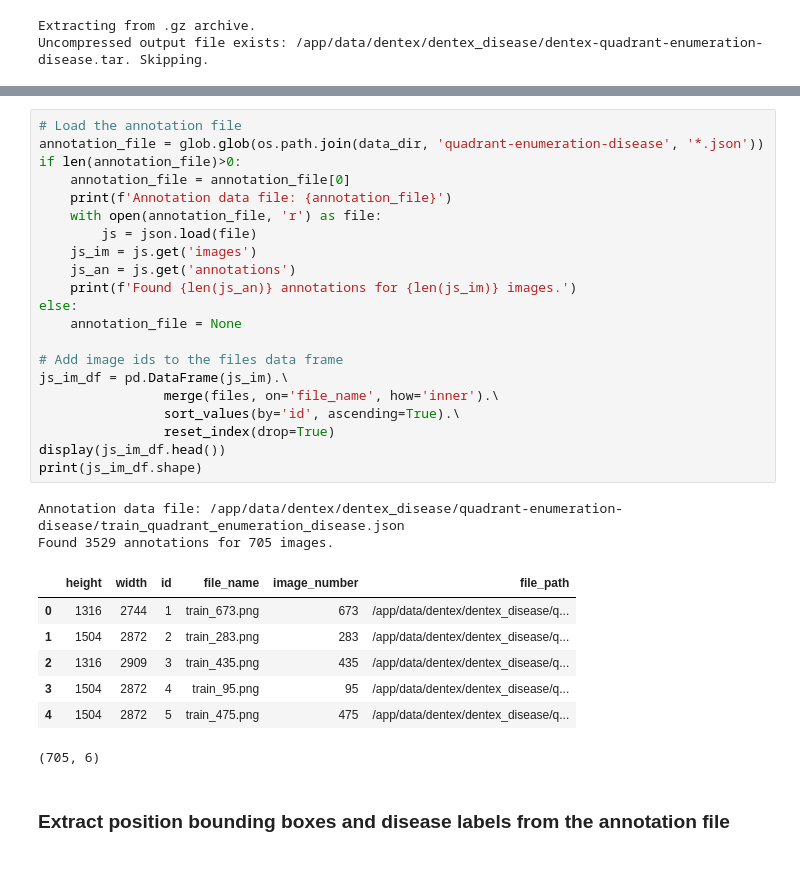
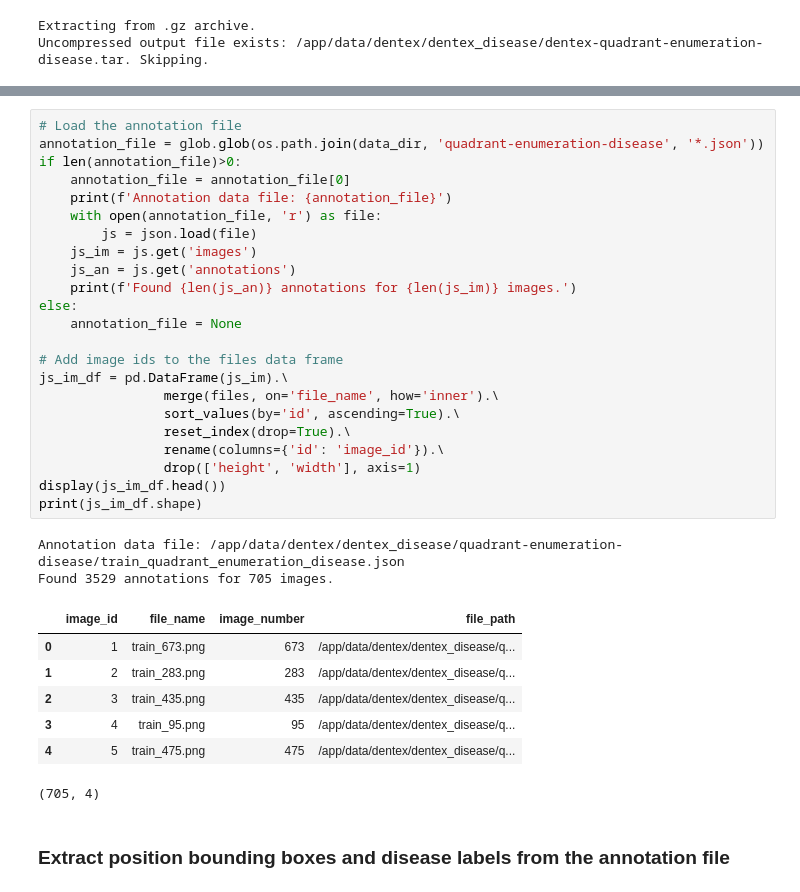
Before and after one commit to ccb-hms/computervision, a Jupyter notebook: notebooks/1_Dentex_Download.ipynb, the cells around one changed output, grey strips where cells are left out. Drawn from its saved outputs; the diff is of its cells as text.

```diff
--- a/notebooks/1_Dentex_Download.ipynb
+++ b/notebooks/1_Dentex_Download.ipynb
@@ -67,34 +76,36 @@ files = pd.DataFrame({'image_number': im_number_list,
 # %%
 # Load the annotation file
 annotation_file = glob.glob(os.path.join(data_dir, 'quadrant-enumeration-disease', '*.json'))
 if len(annotation_file)>0:
     annotation_file = annotation_file[0]
     print(f'Annotation data file: {annotation_file}')
     with open(annotation_file, 'r') as file:
         js = json.load(file)
     js_im = js.get('images')
     js_an = js.get('annotations')
     print(f'Found {len(js_an)} annotations for {len(js_im)} images.')
 else:
     annotation_file = None
 
 # Add image ids to the files data frame
 js_im_df = pd.DataFrame(js_im).\
                 merge(files, on='file_name', how='inner').\
                 sort_values(by='id', ascending=True).\
-                reset_index(drop=True)
+                reset_index(drop=True).\
+                rename(columns={'id': 'image_id'}).\
+                drop(['height', 'width'], axis=1)
 display(js_im_df.head())
 print(js_im_df.shape)
 # %% [output]
 Annotation data file: /app/data/dentex/dentex_disease/quadrant-enumeration-disease/train_quadrant_enumeration_disease.json
 Found 3529 annotations for 705 images.
-|  | height | width | id | file_name | image_number | file_path |
-| 0 | 1316 | 2744 | 1 | train_673.png | 673 | /app/data/dentex/dentex_disease/q... |
-| 1 | 1504 | 2872 | 2 | train_283.png | 283 | /app/data/dentex/dentex_disease/q... |
-| 2 | 1316 | 2909 | 3 | train_435.png | 435 | /app/data/dentex/dentex_disease/q... |
-| 3 | 1504 | 2872 | 4 | train_95.png | 95 | /app/data/dentex/dentex_disease/q... |
-| 4 | 1504 | 2872 | 5 | train_475.png | 475 | /app/data/dentex/dentex_disease/q... |
+|  | image_id | file_name | image_number | file_path |
+| 0 | 1 | train_673.png | 673 | /app/data/dentex/dentex_disease/q... |
+| 1 | 2 | train_283.png | 283 | /app/data/dentex/dentex_disease/q... |
+| 2 | 3 | train_435.png | 435 | /app/data/dentex/dentex_disease/q... |
+| 3 | 4 | train_95.png | 95 | /app/data/dentex/dentex_disease/q... |
+| 4 | 5 | train_475.png | 475 | /app/data/dentex/dentex_disease/q... |
-(705, 6)
+(705, 4)
 # %% [markdown]
 ### Extract position bounding boxes and disease labels from the annotation file ###
 # %%
```
Also changed, not shown: parts of 5 cells of this notebook, 5 other files.
